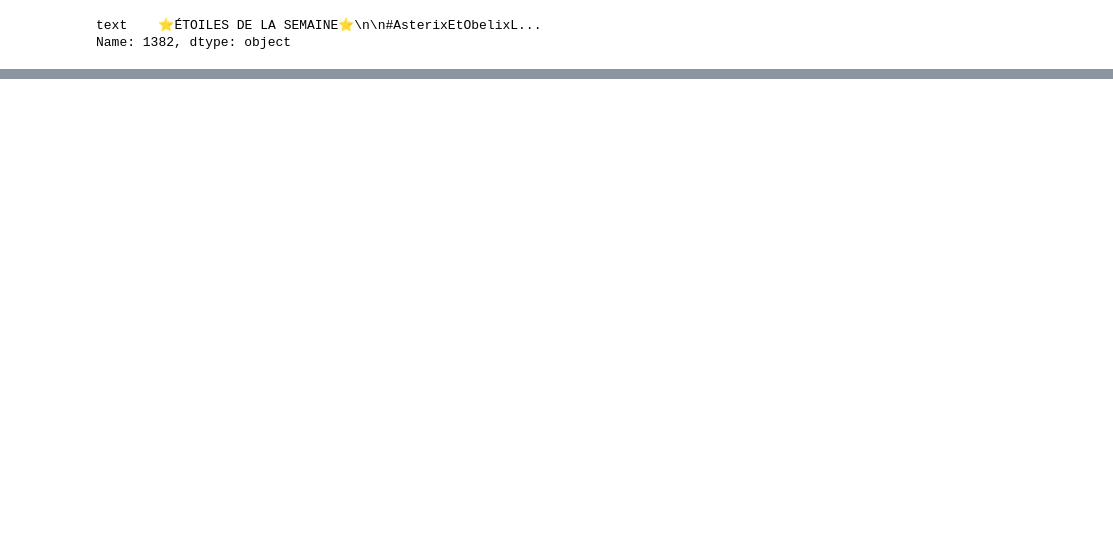
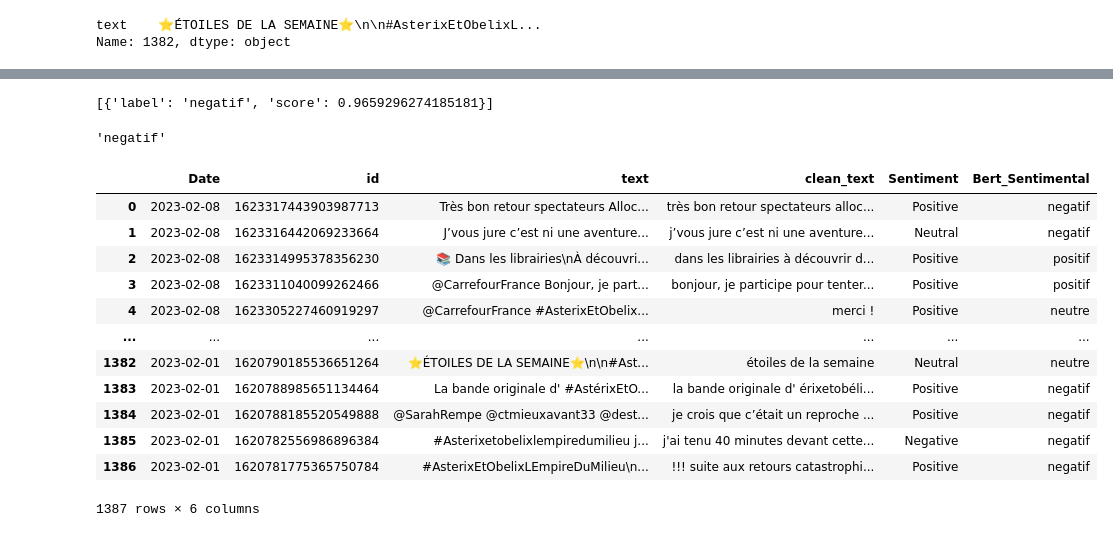
Before and after one commit to AlexisReve/Text_mining-Project, a Jupyter notebook: processing.ipynb, the cells around one changed output, grey strips where cells are left out. Drawn from its saved outputs; the diff is of its cells as text; code cells hidden in the pictures; blank space fills up the shorter version.

```diff
--- a/processing.ipynb
+++ b/processing.ipynb
@@ -112,0 +170,37 @@ Name: 1382, dtype: object
+# %%
+pred = nlp_topic_classif("tchai on est morts. on va se faire vacciner")
+print(pred)
+# %% [output]
+[{'label': 'negatif', 'score': 0.9659296274185181}]
+# %%
+pred_cl = pred[0]
+type(pred_cl)
+pred_cl["label"]
+# %% [output]
+'negatif'
+# %%
+def Bert_Sentiment(x):
+    pred = nlp_topic_classif(x)
+    pred_cl = pred[0]
+    pred_cl = pred_cl["label"]
+    return pred_cl
+# %%
+df1["Bert_Sentimental"] = df1["clean_text"].apply(Bert_Sentiment)
+# %%
+pd.options.display.max_colwidth = 500
+# %%
+df1
+# %% [output]
+|  | Date | id | text | clean_text | Sentiment | Bert_Sentimental |
+| 0 | 2023-02-08 | 1623317443903987713 | Très bon retour spectateurs Alloc... | très bon retour spectateurs alloc... | Positive | negatif |
+| 1 | 2023-02-08 | 1623316442069233664 | J’vous jure c’est ni une aventure... | j’vous jure c’est ni une aventure... | Neutral | negatif |
+| 2 | 2023-02-08 | 1623314995378356230 | 📚 Dans les librairies\nÀ découvri... | dans les librairies à découvrir d... | Positive | positif |
+| 3 | 2023-02-08 | 1623311040099262466 | @CarrefourFrance Bonjour, je part... | bonjour, je participe pour tenter... | Positive | positif |
+| 4 | 2023-02-08 | 1623305227460919297 | @CarrefourFrance #AsterixEtObelix... | merci ! | Positive | neutre |
+| ... | ... | ... | ... | ... | ... | ... |
+| 1382 | 2023-02-01 | 1620790185536651264 | ⭐️ÉTOILES DE LA SEMAINE⭐️\n\n#Ast... | étoiles de la semaine | Neutral | neutre |
+| 1383 | 2023-02-01 | 1620788985651134464 | La bande originale d' #AstérixEtO... | la bande originale d' érixetobéli... | Positive | negatif |
+| 1384 | 2023-02-01 | 1620788185520549888 | @SarahRempe @ctmieuxavant33 @dest... | je crois que c’était un reproche ... | Positive | negatif |
+| 1385 | 2023-02-01 | 1620782556986896384 | #Asterixetobelixlempiredumilieu j... | j'ai tenu 40 minutes devant cette... | Negative | negatif |
+| 1386 | 2023-02-01 | 1620781775365750784 | #AsterixEtObelixLEmpireDuMilieu\n... | !!! suite aux retours catastrophi... | Positive | negatif |
+1387 rows × 6 columns
```
Also changed, not shown: parts of 10 cells of this notebook, 1 other file.
